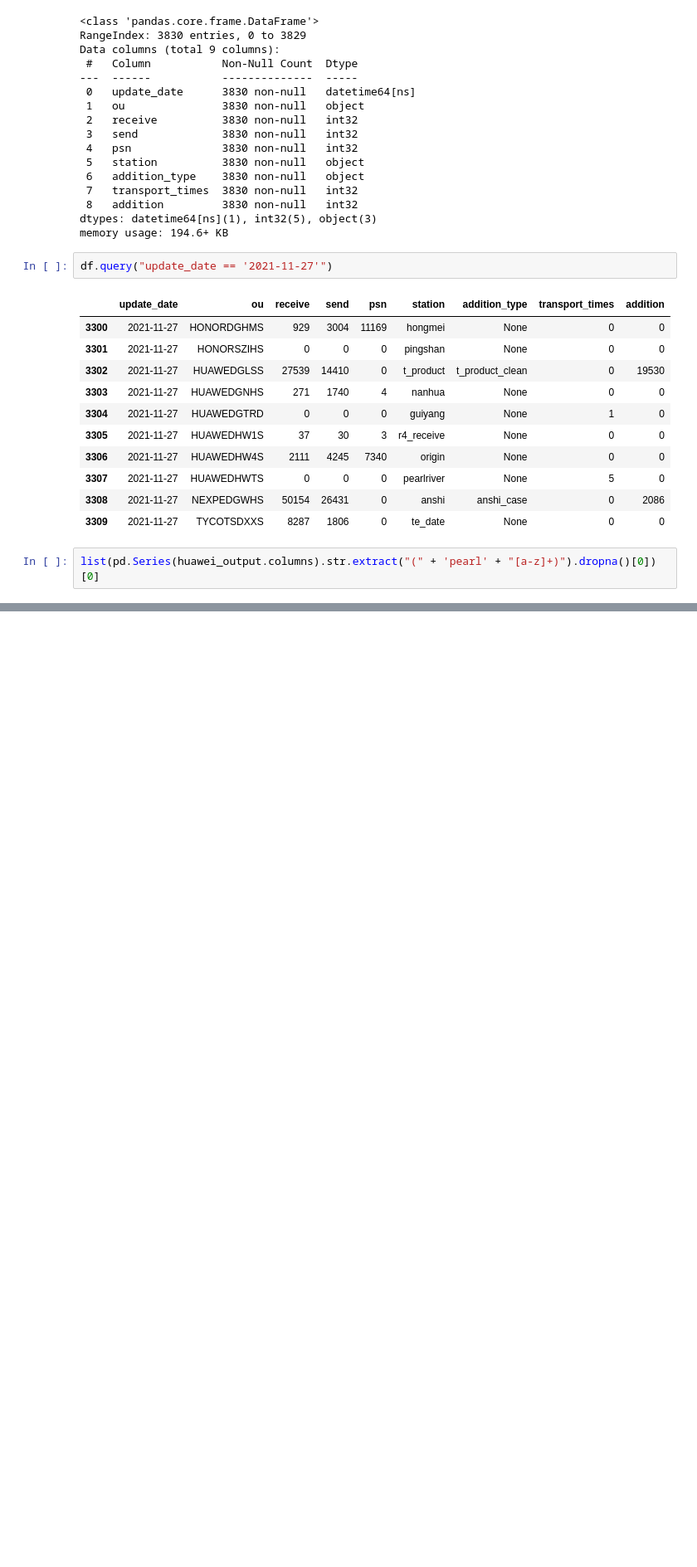
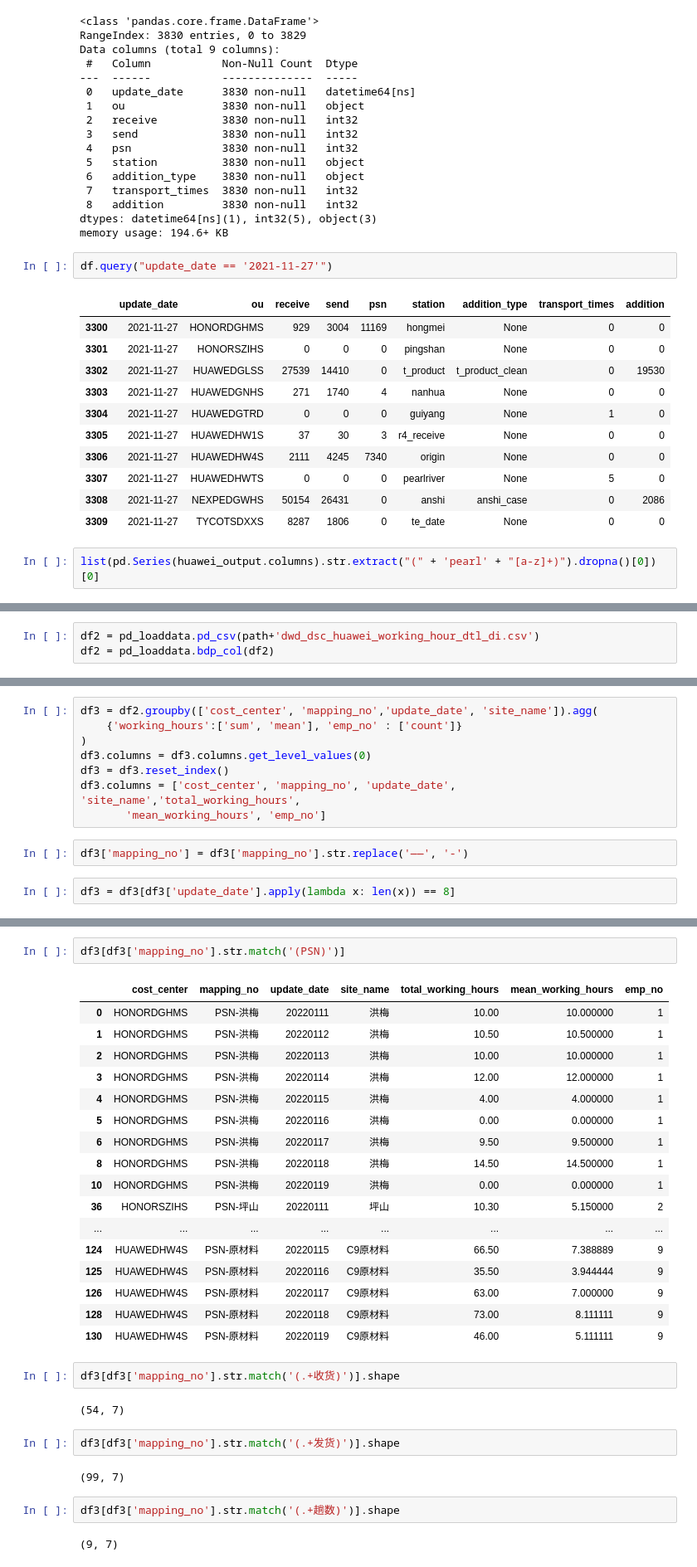
Before and after one commit to fyenne/play11_huawei, a Jupyter notebook: script/huawei.ipynb, the cells around one changed output, grey strips where cells are left out. Shown at 83% size. Drawn from its saved outputs; the diff is of its cells as text; blank space fills up the shorter version.

```diff
--- a/script/huawei.ipynb
+++ b/script/huawei.ipynb
@@ -318,0 +339,3 @@ print('duplicates check',df[df[['update_date', 'ou']].duplicated()].sort_values(
+# %%
+df2 = pd_loaddata.pd_csv(path+'dwd_dsc_huawei_working_hour_dtl_di.csv')
+df2 = pd_loaddata.bdp_col(df2)
@@ -318,0 +349,12 @@ print('duplicates check',df[df[['update_date', 'ou']].duplicated()].sort_values(
+# %%
+df3 = df2.groupby(['cost_center', 'mapping_no','update_date', 'site_name']).agg(
+    {'working_hours':['sum', 'mean'], 'emp_no' : ['count']}
+)
+df3.columns = df3.columns.get_level_values(0)
+df3 = df3.reset_index()
+df3.columns = ['cost_center', 'mapping_no', 'update_date', 'site_name','total_working_hours',
+       'mean_working_hours', 'emp_no']
+# %%
+df3['mapping_no'] = df3['mapping_no'].str.replace('——', '-')
+# %%
+df3 = df3[df3['update_date'].apply(lambda x: len(x)) == 8]
@@ -318,0 +409,32 @@ print('duplicates check',df[df[['update_date', 'ou']].duplicated()].sort_values(
+# %%
+df3[df3['mapping_no'].str.match('(PSN)')]
+# %% [output]
+|  | cost_center | mapping_no | update_date | site_name | total_working_hours | mean_working_hours | emp_no |
+| 0 | HONORDGHMS | PSN-洪梅 | 20220111 | 洪梅 | 10.00 | 10.000000 | 1 |
+| 1 | HONORDGHMS | PSN-洪梅 | 20220112 | 洪梅 | 10.50 | 10.500000 | 1 |
+| 2 | HONORDGHMS | PSN-洪梅 | 20220113 | 洪梅 | 10.00 | 10.000000 | 1 |
+| 3 | HONORDGHMS | PSN-洪梅 | 20220114 | 洪梅 | 12.00 | 12.000000 | 1 |
+| 4 | HONORDGHMS | PSN-洪梅 | 20220115 | 洪梅 | 4.00 | 4.000000 | 1 |
+| 5 | HONORDGHMS | PSN-洪梅 | 20220116 | 洪梅 | 0.00 | 0.000000 | 1 |
+| 6 | HONORDGHMS | PSN-洪梅 | 20220117 | 洪梅 | 9.50 | 9.500000 | 1 |
+| 8 | HONORDGHMS | PSN-洪梅 | 20220118 | 洪梅 | 14.50 | 14.500000 | 1 |
+| 10 | HONORDGHMS | PSN-洪梅 | 20220119 | 洪梅 | 0.00 | 0.000000 | 1 |
+| 36 | HONORSZIHS | PSN-坪山 | 20220111 | 坪山 | 10.30 | 5.150000 | 2 |
+| ... | ... | ... | ... | ... | ... | ... | ... |
+| 124 | HUAWEDHW4S | PSN-原材料 | 20220115 | C9原材料 | 66.50 | 7.388889 | 9 |
+| 125 | HUAWEDHW4S | PSN-原材料 | 20220116 | C9原材料 | 35.50 | 3.944444 | 9 |
+| 126 | HUAWEDHW4S | PSN-原材料 | 20220117 | C9原材料 | 63.00 | 7.000000 | 9 |
+| 128 | HUAWEDHW4S | PSN-原材料 | 20220118 | C9原材料 | 73.00 | 8.111111 | 9 |
+| 130 | HUAWEDHW4S | PSN-原材料 | 20220119 | C9原材料 | 46.00 | 5.111111 | 9 |
+# %%
+df3[df3['mapping_no'].str.match('(.+收货)')].shape
+# %% [output]
+(54, 7)
+# %%
+df3[df3['mapping_no'].str.match('(.+发货)')].shape
+# %% [output]
+(99, 7)
+# %%
+df3[df3['mapping_no'].str.match('(.+趟数)')].shape
+# %% [output]
+(9, 7)
```
Also changed, not shown: parts of 11 cells of this notebook, 4 other files.
